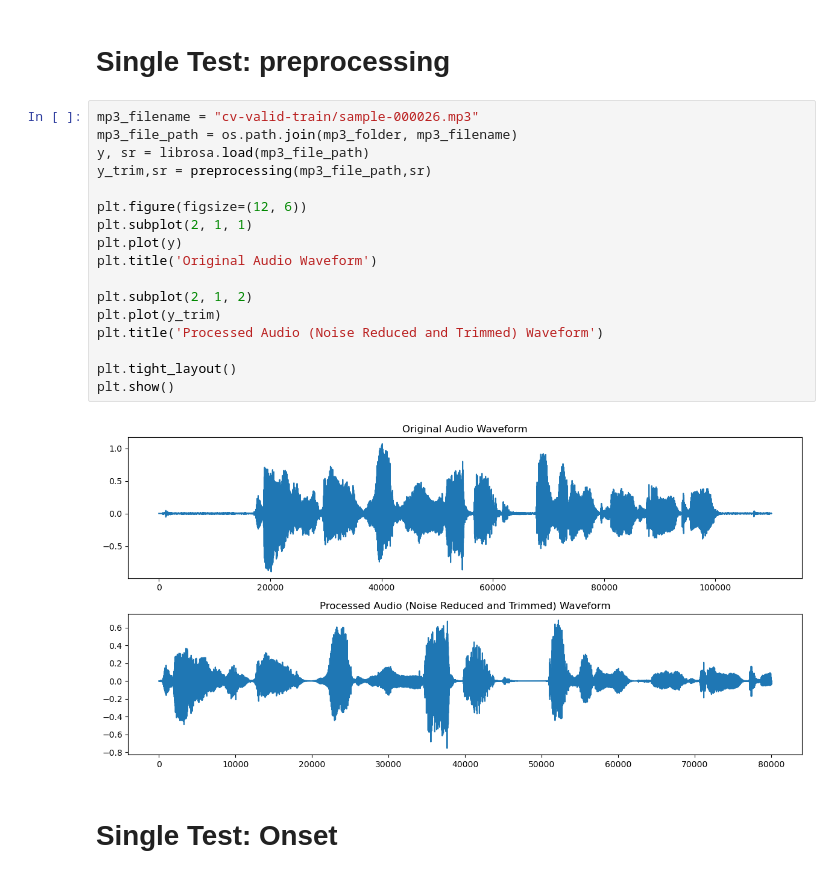
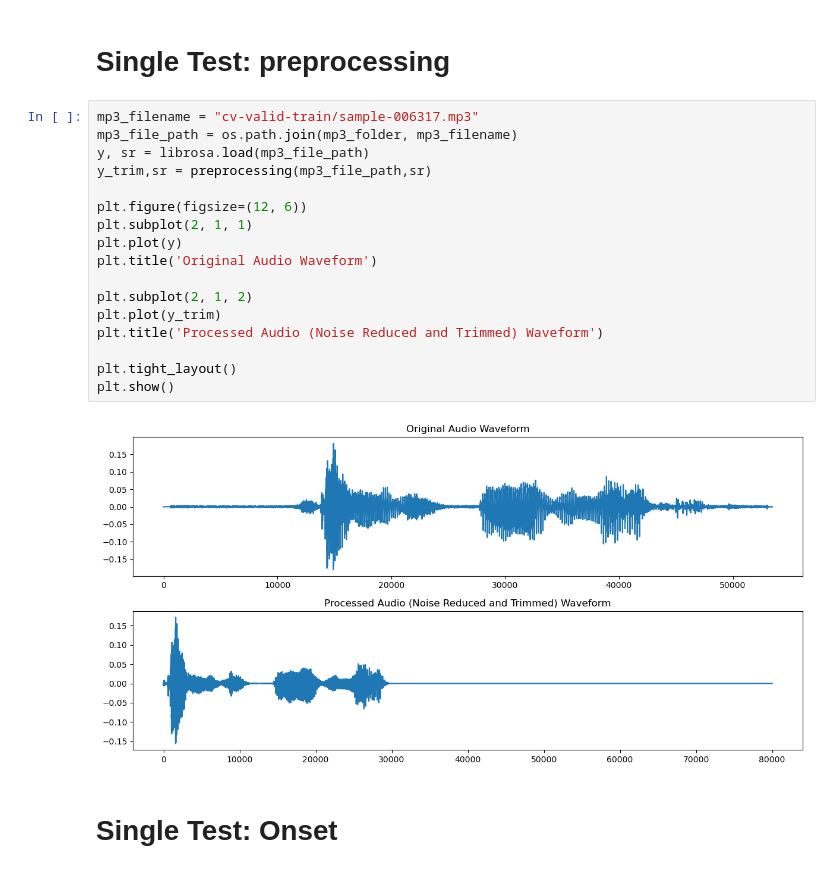
Before and after one commit to shenchris/un2015, a Jupyter notebook: un2015.ipynb, the cells around one changed output. Cells and saved outputs as stored; diff of their text form.

```diff
--- a/un2015.ipynb
+++ b/un2015.ipynb
@@ -173,24 +403,24 @@ df.to_csv(output_csv, index=False)
 # %% [markdown]
 # Single Test: preprocessing
 # %%
-mp3_filename = "cv-valid-train/sample-000026.mp3"
+mp3_filename = "cv-valid-train/sample-006317.mp3"
 mp3_file_path = os.path.join(mp3_folder, mp3_filename)
 y, sr = librosa.load(mp3_file_path)
 y_trim,sr = preprocessing(mp3_file_path,sr)
 
 plt.figure(figsize=(12, 6))
 plt.subplot(2, 1, 1)
 plt.plot(y)
 plt.title('Original Audio Waveform')
 
 plt.subplot(2, 1, 2)
 plt.plot(y_trim)
 plt.title('Processed Audio (Noise Reduced and Trimmed) Waveform')
 
 plt.tight_layout()
 plt.show()
 # %% [output]
-[figure, old version]
+[figure, new version]
 # %% [markdown]
 # Single Test: Onset
 # %%
```
Also changed, not shown: parts of 25 cells of this notebook.
